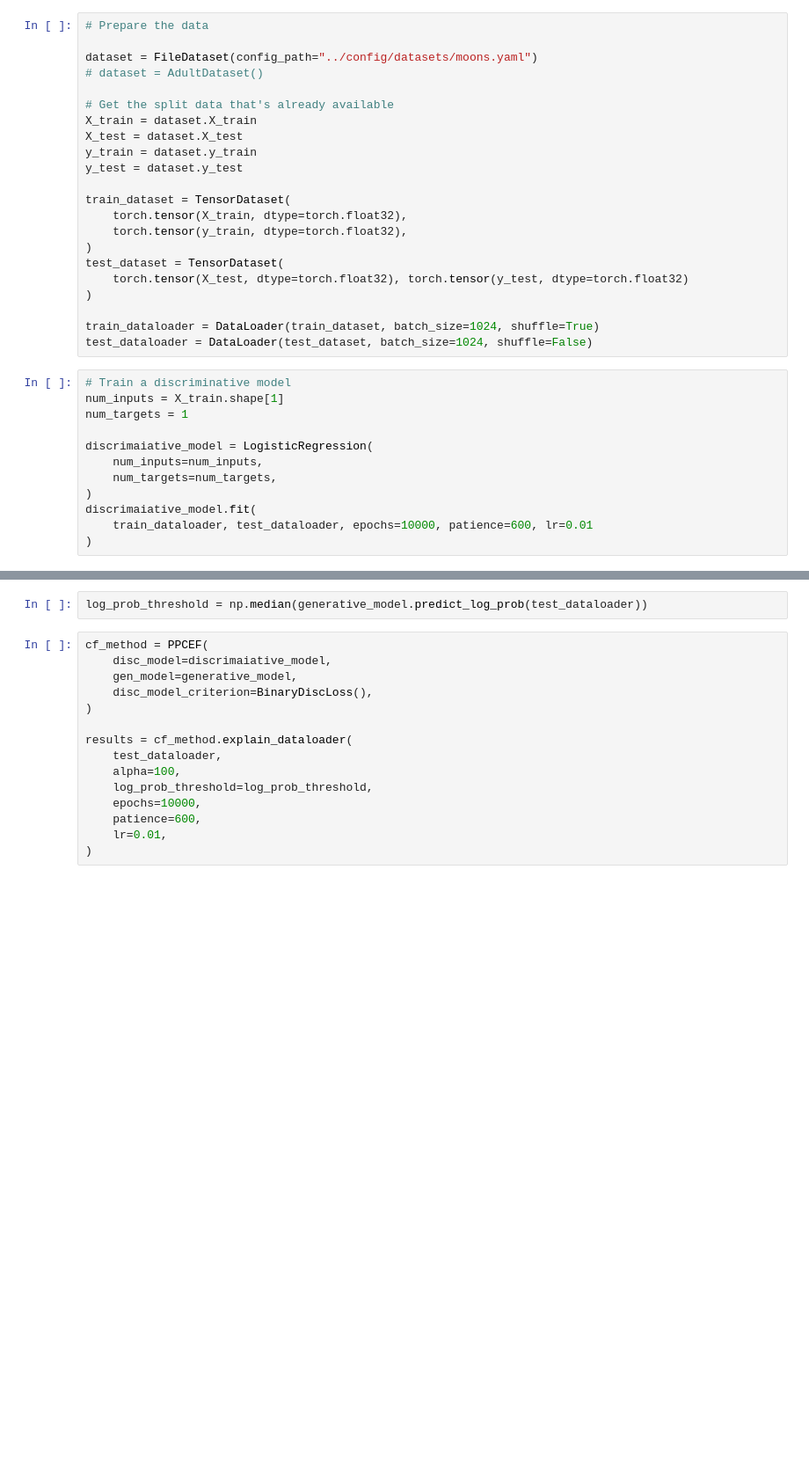
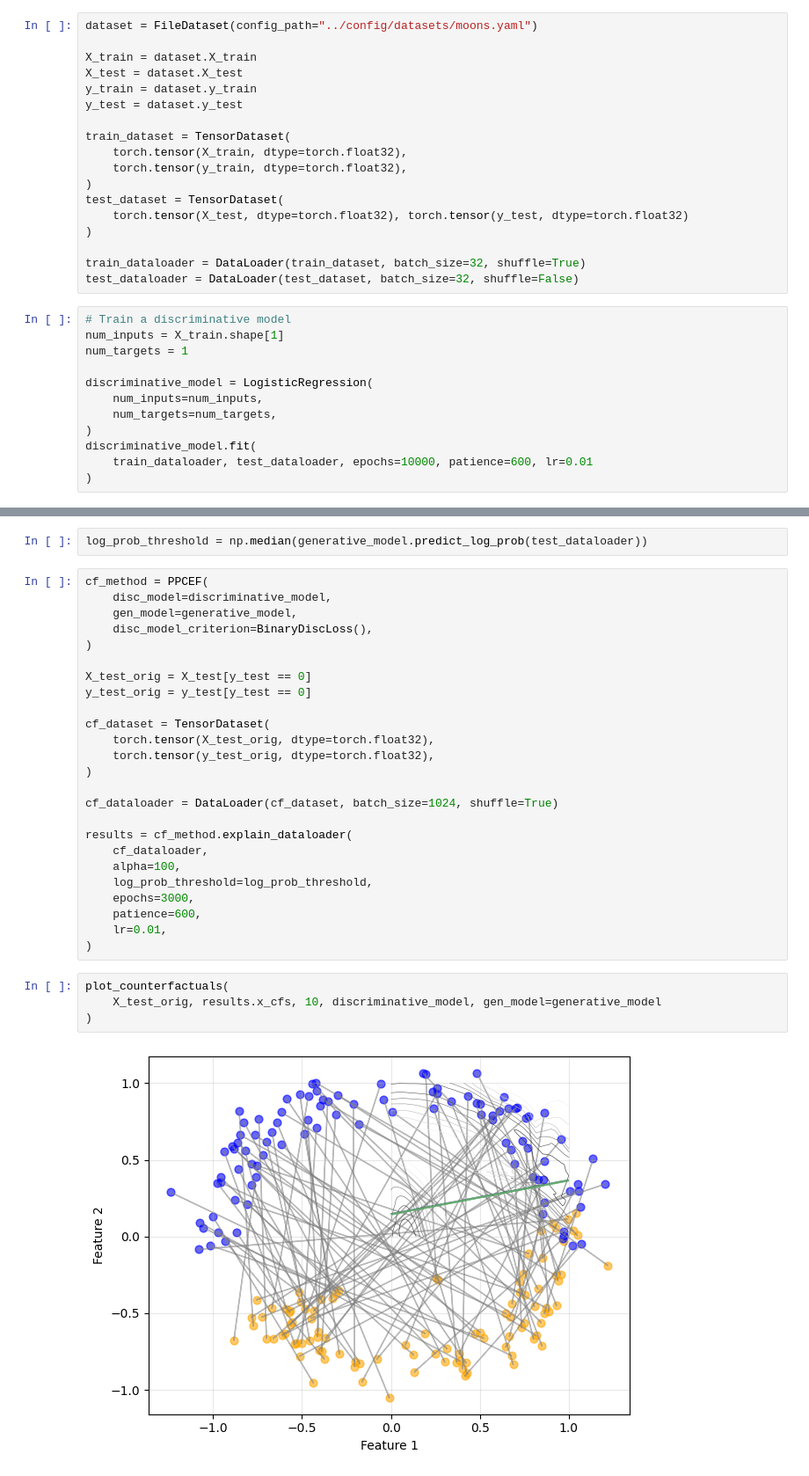
Before and after one commit to ofurman/counterfactuals, a Jupyter notebook: methods_notebooks/2.ppcef.ipynb, the cells around one changed output, grey strips where cells are left out. Shown at 88% size. Cells and saved outputs as stored; diff of their text form; blank space fills up the shorter version.

```diff
--- a/methods_notebooks/2.ppcef.ipynb
+++ b/methods_notebooks/2.ppcef.ipynb
@@ -14,10 +15,6 @@ from counterfactuals.models import LogisticRegression, MaskedAutoregressiveFlow
 # %%
-# Prepare the data
+dataset = FileDataset(config_path="../config/datasets/moons.yaml")
 
-dataset = FileDataset(config_path="../config/datasets/moons.yaml")
-# dataset = AdultDataset()
-
-# Get the split data that's already available
 X_train = dataset.X_train
 X_test = dataset.X_test
 y_train = dataset.y_train
@@ -31,18 +28,18 @@ test_dataset = TensorDataset(
     torch.tensor(X_test, dtype=torch.float32), torch.tensor(y_test, dtype=torch.float32)
 )
 
-train_dataloader = DataLoader(train_dataset, batch_size=1024, shuffle=True)
-test_dataloader = DataLoader(test_dataset, batch_size=1024, shuffle=False)
+train_dataloader = DataLoader(train_dataset, batch_size=32, shuffle=True)
+test_dataloader = DataLoader(test_dataset, batch_size=32, shuffle=False)
 # %%
 # Train a discriminative model
 num_inputs = X_train.shape[1]
 num_targets = 1
 
-discrimaiative_model = LogisticRegression(
+discriminative_model = LogisticRegression(
     num_inputs=num_inputs,
     num_targets=num_targets,
 )
-discrimaiative_model.fit(
+discriminative_model.fit(
     train_dataloader, test_dataloader, epochs=10000, patience=600, lr=0.01
 )
 # %%
@@ -62,18 +59,34 @@ generative_model.fit(
 log_prob_threshold = np.median(generative_model.predict_log_prob(test_dataloader))
 # %%
 cf_method = PPCEF(
-    disc_model=discrimaiative_model,
+    disc_model=discriminative_model,
     gen_model=generative_model,
     disc_model_criterion=BinaryDiscLoss(),
 )
 
+X_test_orig = X_test[y_test == 0]
+y_test_orig = y_test[y_test == 0]
+
+cf_dataset = TensorDataset(
+    torch.tensor(X_test_orig, dtype=torch.float32),
+    torch.tensor(y_test_orig, dtype=torch.float32),
+)
+
+cf_dataloader = DataLoader(cf_dataset, batch_size=1024, shuffle=True)
+
 results = cf_method.explain_dataloader(
-    test_dataloader,
+    cf_dataloader,
     alpha=100,
     log_prob_threshold=log_prob_threshold,
-    epochs=10000,
+    epochs=3000,
     patience=600,
     lr=0.01,
 )
+# %%
+plot_counterfactuals(
+    X_test_orig, results.x_cfs, 10, discriminative_model, gen_model=generative_model
+)
+# %% [output]
+[figure, added]
 # %%
 evaluate_cf(
```
Also changed, not shown: parts of 2 cells of this notebook, 14 other files.
